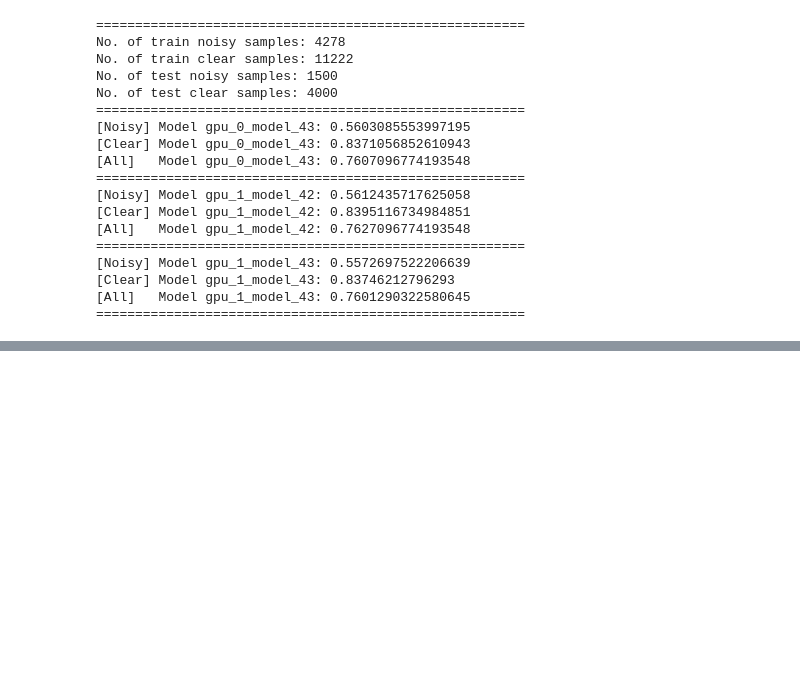
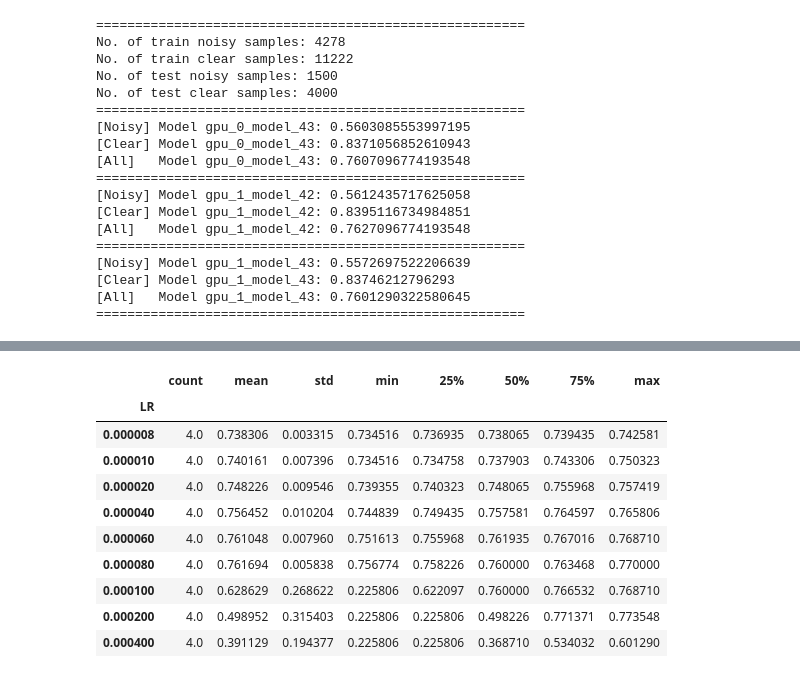
Before and after one commit to AdrianIordache/Detect-Targets-In-Radar-Signals, a Jupyter notebook: notebooks/Error-Analysis.ipynb, the cells around one changed output, grey strips where cells are left out. Saved outputs shown, nothing was run; the diff lists cells and outputs as text; code cells hidden in the pictures; blank space fills up the shorter version.

```diff
--- a/notebooks/Error-Analysis.ipynb
+++ b/notebooks/Error-Analysis.ipynb
@@ -666,0 +698,14 @@ Very   Wrong: 840   (0.054) -> Noisy: 611  (0.727) -> Clear: 229  (0.273)
+# %%
+logger_stage_2.groupby('LR')['accuracy'].describe()
+# %% [output]
+|  | count | mean | std | min | 25% | 50% | 75% | max |
+| LR |  |  |  |  |  |  |  |  |
+| 0.000008 | 4.0 | 0.738306 | 0.003315 | 0.734516 | 0.736935 | 0.738065 | 0.739435 | 0.742581 |
+| 0.000010 | 4.0 | 0.740161 | 0.007396 | 0.734516 | 0.734758 | 0.737903 | 0.743306 | 0.750323 |
+| 0.000020 | 4.0 | 0.748226 | 0.009546 | 0.739355 | 0.740323 | 0.748065 | 0.755968 | 0.757419 |
+| 0.000040 | 4.0 | 0.756452 | 0.010204 | 0.744839 | 0.749435 | 0.757581 | 0.764597 | 0.765806 |
+| 0.000060 | 4.0 | 0.761048 | 0.007960 | 0.751613 | 0.755968 | 0.761935 | 0.767016 | 0.768710 |
+| 0.000080 | 4.0 | 0.761694 | 0.005838 | 0.756774 | 0.758226 | 0.760000 | 0.763468 | 0.770000 |
+| 0.000100 | 4.0 | 0.628629 | 0.268622 | 0.225806 | 0.622097 | 0.760000 | 0.766532 | 0.768710 |
+| 0.000200 | 4.0 | 0.498952 | 0.315403 | 0.225806 | 0.225806 | 0.498226 | 0.771371 | 0.773548 |
+| 0.000400 | 4.0 | 0.391129 | 0.194377 | 0.225806 | 0.225806 | 0.368710 | 0.534032 | 0.601290 |
```
Also changed, not shown: parts of 22 cells of this notebook, 10 other files.
